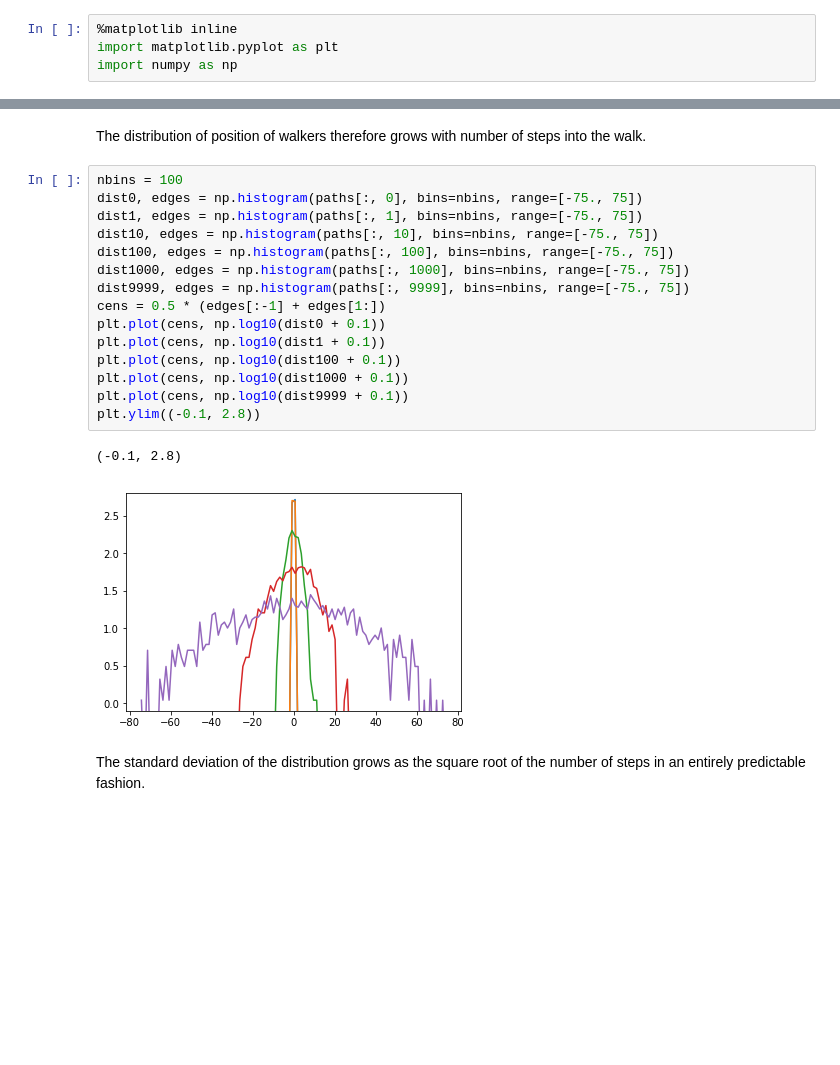
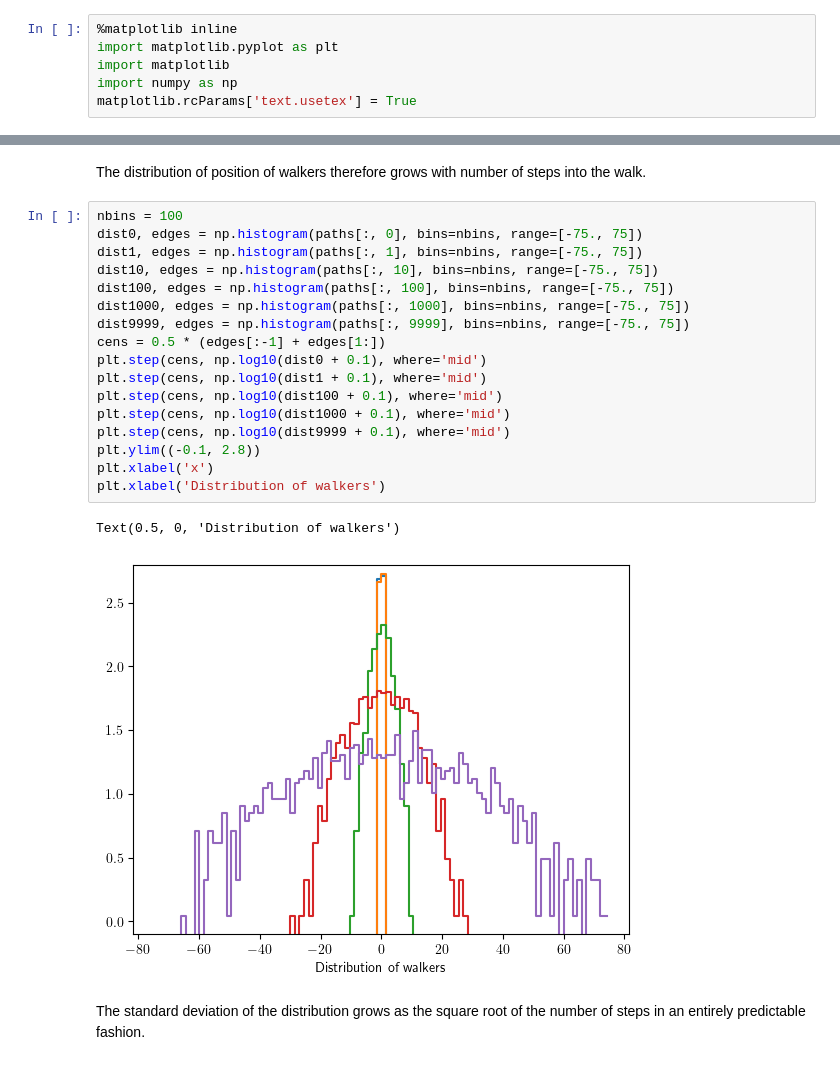
Before and after one commit to blanton144/computational-grad, a Jupyter notebook: docs/notebooks/random.ipynb, the cells around one changed output, grey strips where cells are left out. Cells and saved outputs as stored; diff of their text form; blank space fills up the shorter version.

```diff
--- a/docs/notebooks/random.ipynb
+++ b/docs/notebooks/random.ipynb
@@ -1,7 +1,9 @@
 # %%
 %matplotlib inline
 import matplotlib.pyplot as plt
+import matplotlib
 import numpy as np
+matplotlib.rcParams['text.usetex'] = True
 # %% [markdown]
 ## Example of the linear congruent method
 # %% [markdown]
@@ -299,21 +310,23 @@ The distribution of position of walkers therefore grows with number of steps int
 # %%
 nbins = 100
 dist0, edges = np.histogram(paths[:, 0], bins=nbins, range=[-75., 75])
 dist1, edges = np.histogram(paths[:, 1], bins=nbins, range=[-75., 75])
 dist10, edges = np.histogram(paths[:, 10], bins=nbins, range=[-75., 75])
 dist100, edges = np.histogram(paths[:, 100], bins=nbins, range=[-75., 75])
 dist1000, edges = np.histogram(paths[:, 1000], bins=nbins, range=[-75., 75])
 dist9999, edges = np.histogram(paths[:, 9999], bins=nbins, range=[-75., 75])
 cens = 0.5 * (edges[:-1] + edges[1:])
-plt.plot(cens, np.log10(dist0 + 0.1))
-plt.plot(cens, np.log10(dist1 + 0.1))
-plt.plot(cens, np.log10(dist100 + 0.1))
-plt.plot(cens, np.log10(dist1000 + 0.1))
-plt.plot(cens, np.log10(dist9999 + 0.1))
+plt.step(cens, np.log10(dist0 + 0.1), where='mid')
+plt.step(cens, np.log10(dist1 + 0.1), where='mid')
+plt.step(cens, np.log10(dist100 + 0.1), where='mid')
+plt.step(cens, np.log10(dist1000 + 0.1), where='mid')
+plt.step(cens, np.log10(dist9999 + 0.1), where='mid')
 plt.ylim((-0.1, 2.8))
+plt.xlabel('x')
+plt.xlabel('Distribution of walkers')
 # %% [output]
-(-0.1, 2.8)
+Text(0.5, 0, 'Distribution of walkers')
-[figure, old version]
+[figure, new version]
 # %% [markdown]
 The standard deviation of the distribution grows as the square root of the number of steps in an entirely predictable fashion.
 # %%
```
Also changed, not shown: parts of 28 cells of this notebook, 3 other files.
